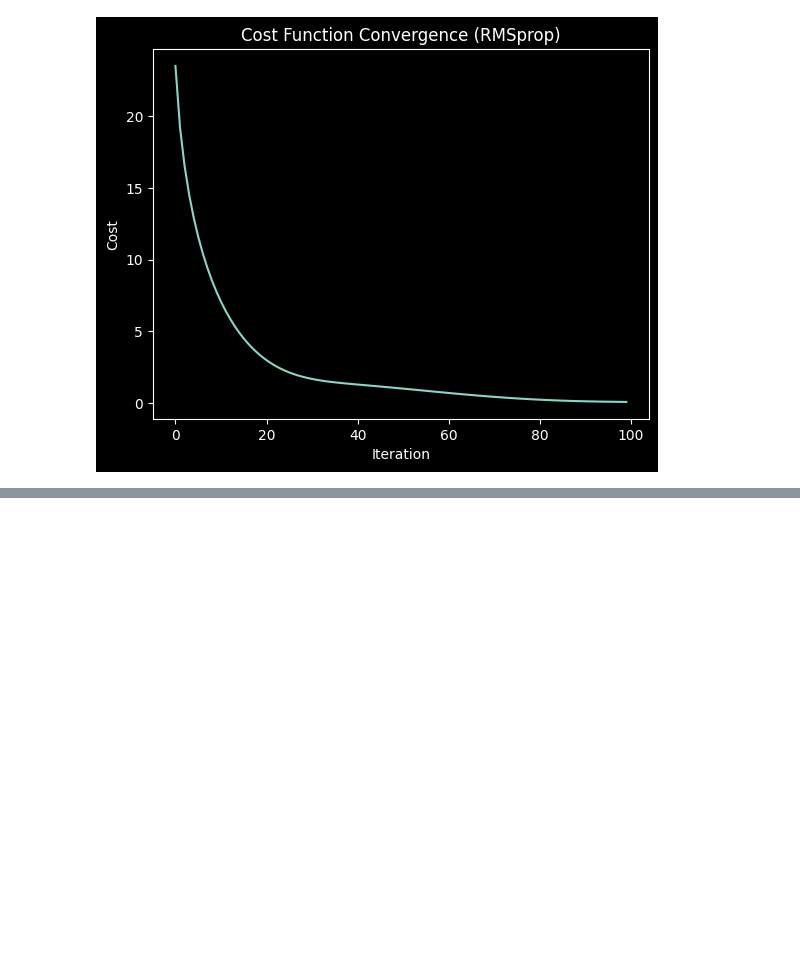
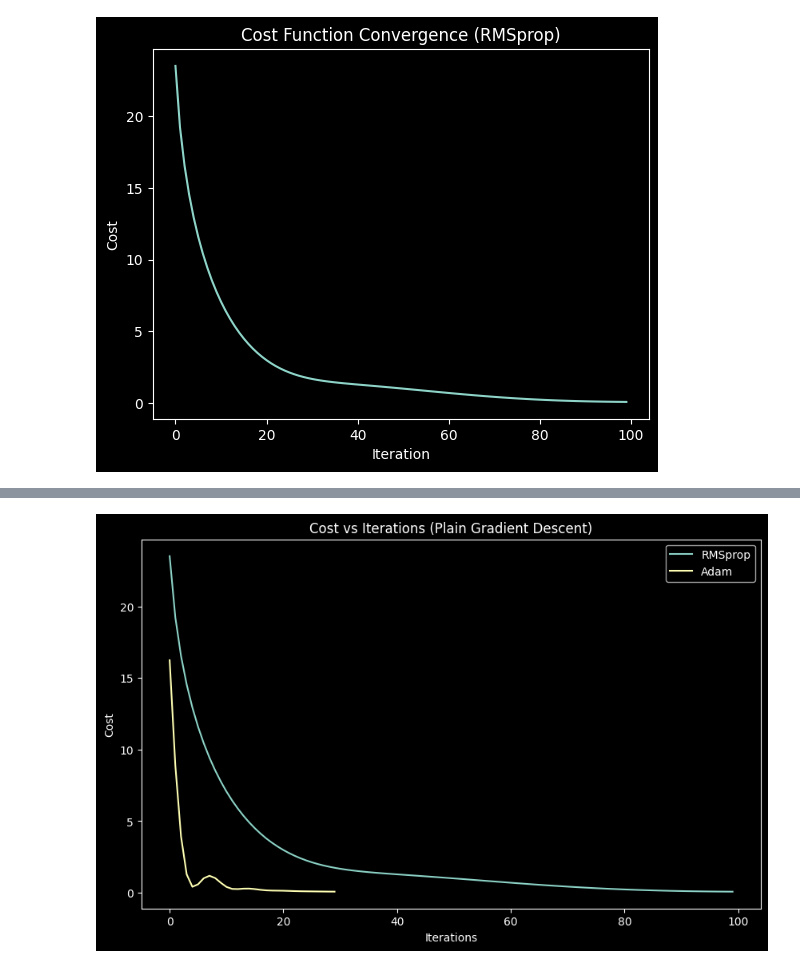
Before and after one commit to javidaf/expert-machine, a Jupyter notebook: ml-p2/ml_p2/notebooks/E41.ipynb, the cells around one changed output, grey strips where cells are left out. Cells and saved outputs as stored; diff of their text form; code cells hidden in the pictures; blank space fills up the shorter version.

```diff
--- a/ml-p2/ml_p2/notebooks/E41.ipynb
+++ b/ml-p2/ml_p2/notebooks/E41.ipynb
@@ -487,0 +641,11 @@ plt.show()
+# %%
+plt.figure(figsize=(10, 6))
+plt.plot(cost_history_rmsprop, label="RMSprop")
+plt.plot(cost_history_adam, label="Adam")
+plt.xlabel("Iterations")
+plt.ylabel("Cost")
+plt.title("Cost vs Iterations (Plain Gradient Descent)")
+plt.legend()
+plt.show()
+# %% [output]
+[figure, added]
```
Also changed, not shown: parts of 12 cells of this notebook.
